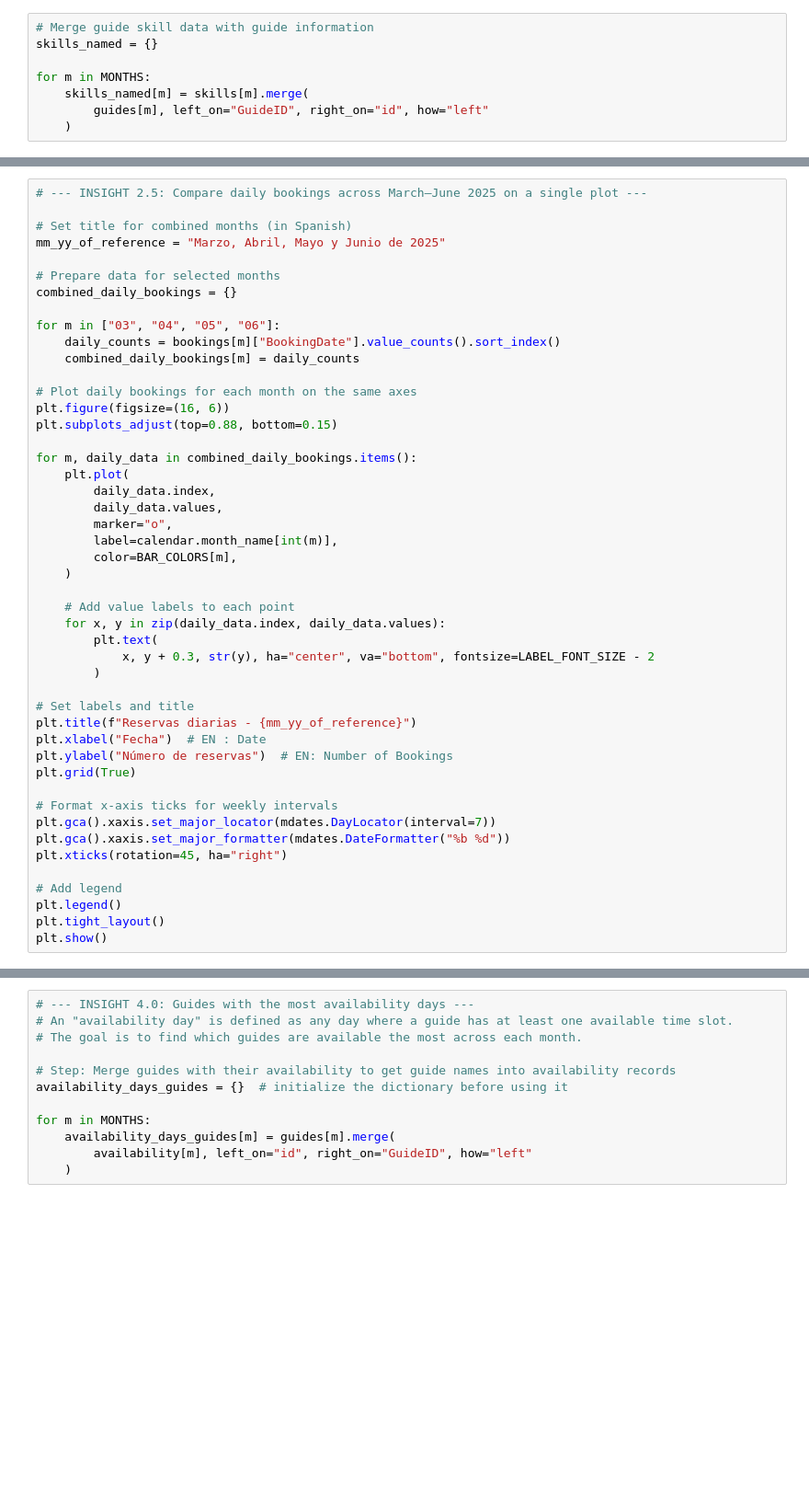
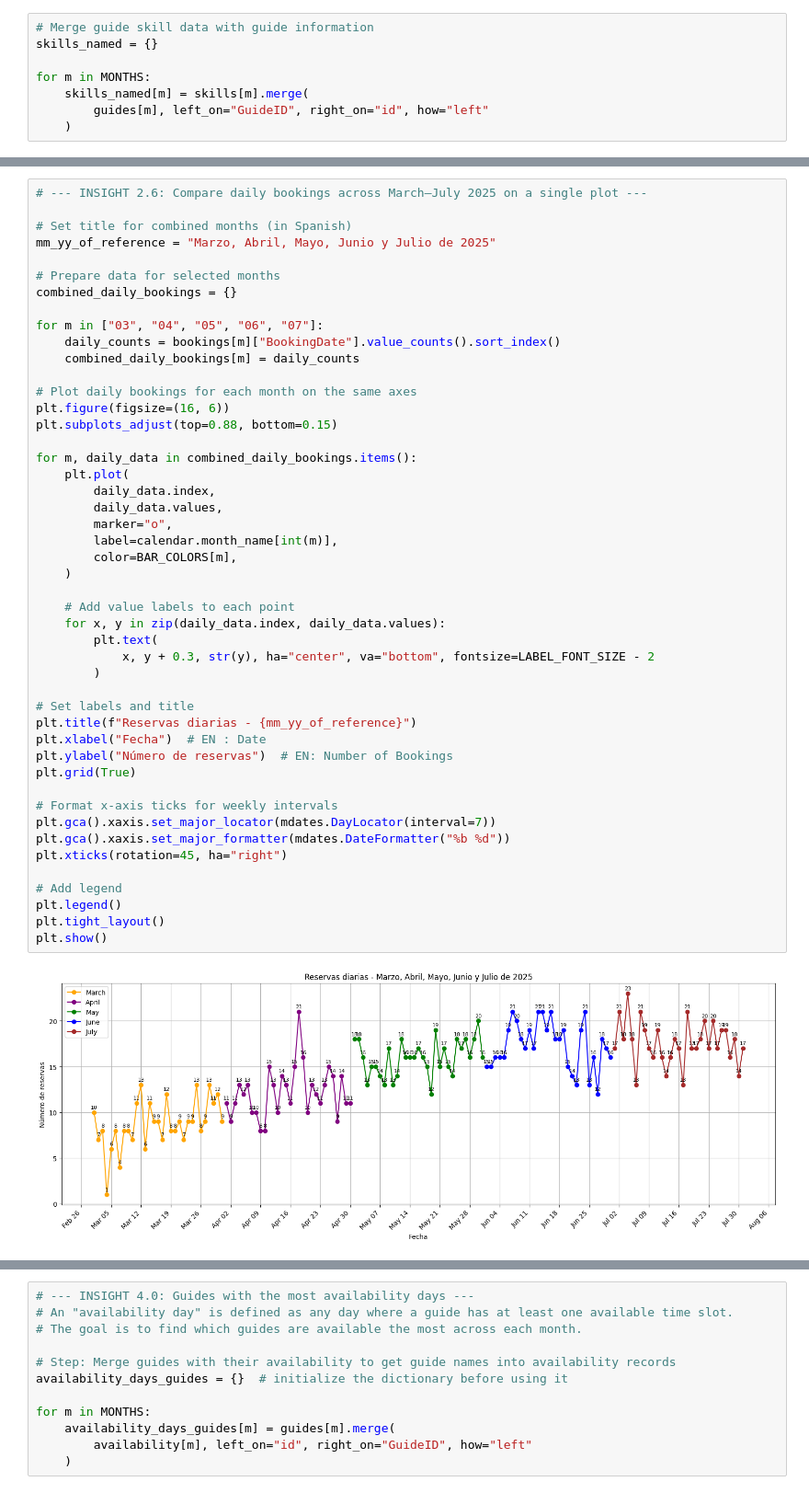
Before and after one commit to IlCata/tour-insights-dashboard, a Jupyter notebook: tour-insights-dashboard.ipynb, the cells around one changed output, grey strips where cells are left out. Shown at 92% size. Drawn from its saved outputs; the diff is of its cells as text; blank space fills up the shorter version.

```diff
--- a/tour-insights-dashboard.ipynb
+++ b/tour-insights-dashboard.ipynb
@@ -412,13 +527,13 @@ plt.show()
 # %%
-# --- INSIGHT 2.5: Compare daily bookings across March–June 2025 on a single plot ---
+# --- INSIGHT 2.6: Compare daily bookings across March–July 2025 on a single plot ---
 
 # Set title for combined months (in Spanish)
-mm_yy_of_reference = "Marzo, Abril, Mayo y Junio de 2025"
+mm_yy_of_reference = "Marzo, Abril, Mayo, Junio y Julio de 2025"
 
 # Prepare data for selected months
 combined_daily_bookings = {}
 
-for m in ["03", "04", "05", "06"]:
+for m in ["03", "04", "05", "06", "07"]:
     daily_counts = bookings[m]["BookingDate"].value_counts().sort_index()
     combined_daily_bookings[m] = daily_counts
 
@@ -429,33 +544,35 @@ plt.subplots_adjust(top=0.88, bottom=0.15)
 for m, daily_data in combined_daily_bookings.items():
     plt.plot(
         daily_data.index,
         daily_data.values,
         marker="o",
         label=calendar.month_name[int(m)],
         color=BAR_COLORS[m],
     )
 
     # Add value labels to each point
     for x, y in zip(daily_data.index, daily_data.values):
         plt.text(
             x, y + 0.3, str(y), ha="center", va="bottom", fontsize=LABEL_FONT_SIZE - 2
         )
 
 # Set labels and title
 plt.title(f"Reservas diarias - {mm_yy_of_reference}")
 plt.xlabel("Fecha")  # EN : Date
 plt.ylabel("Número de reservas")  # EN: Number of Bookings
 plt.grid(True)
 
 # Format x-axis ticks for weekly intervals
 plt.gca().xaxis.set_major_locator(mdates.DayLocator(interval=7))
 plt.gca().xaxis.set_major_formatter(mdates.DateFormatter("%b %d"))
 plt.xticks(rotation=45, ha="right")
 
 # Add legend
 plt.legend()
 plt.tight_layout()
 plt.show()
+# %% [output]
+[figure, added]
 # %%
 # --- INSIGHT 3.1: Most Active Guides by Name for March 2025 ---
 
```
Also changed, not shown: parts of 76 cells of this notebook.
